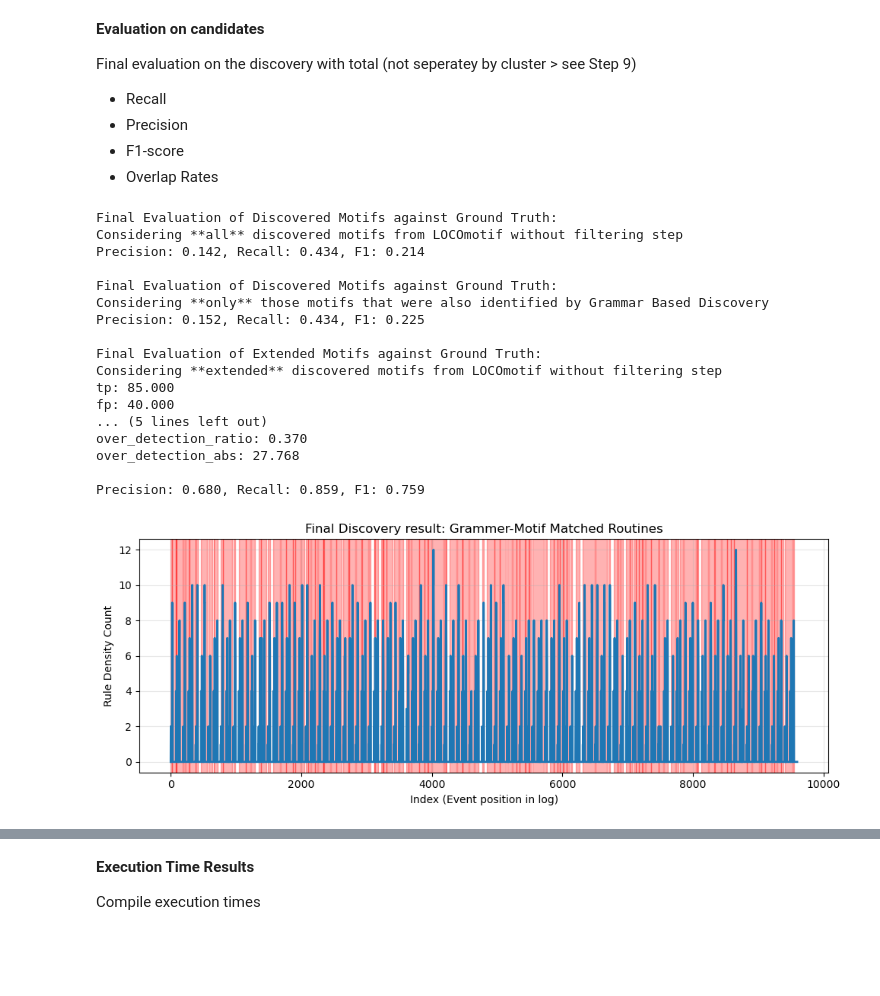
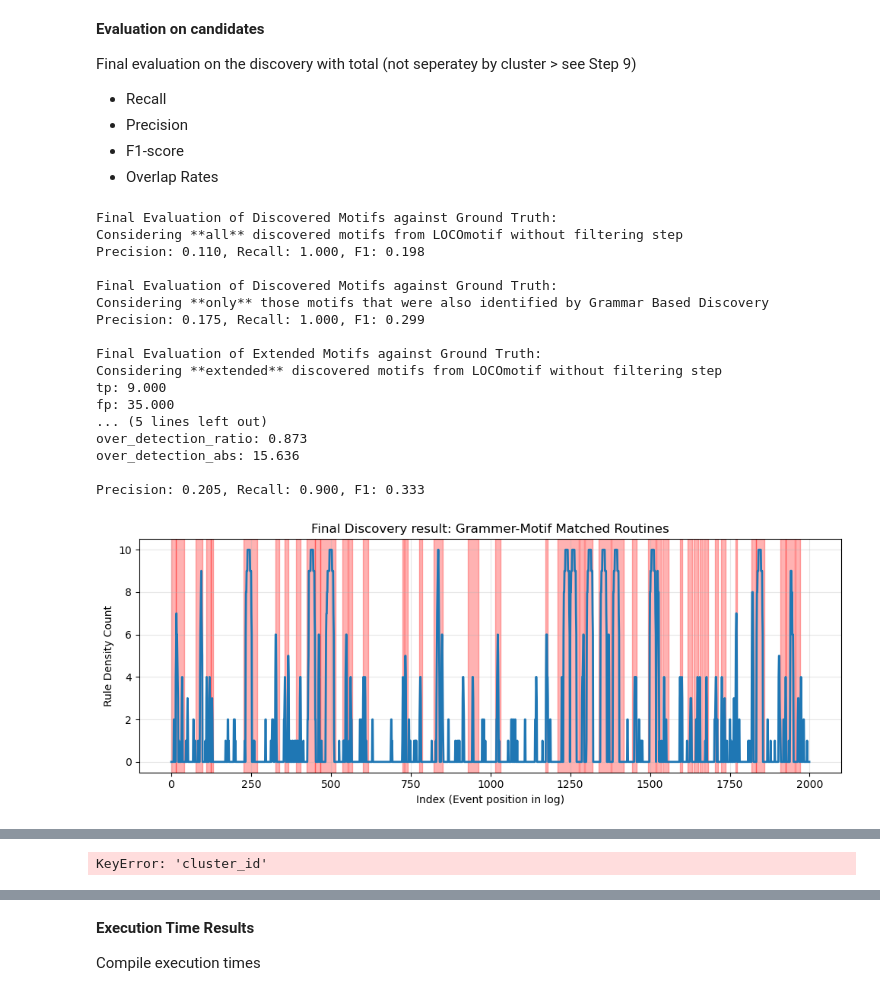
Before and after one commit to thohenadl/TSMDforUILogs, a Jupyter notebook: JupyterNotebooks/00_EX1.ipynb, the cells around one changed output, grey strips where cells are left out. Cells and saved outputs as stored; diff of their text form; code cells hidden in the pictures; blank space fills up the shorter version.

```diff
--- a/JupyterNotebooks/00_EX1.ipynb
+++ b/JupyterNotebooks/00_EX1.ipynb
@@ -54,7 +54,7 @@ The cells directly below are for configuration purpose. If you want to run your
 # >> 50 Motifs of varied length with intra motif noise
 # 202511_SR_RT_plus_extended.csv & 202511_SR_RT_plus_extended_ground_truth.csv
 # 202511_SR_RT_parallel_extended.csv & 202511_SR_RT_parallel_extended_ground_truth.csv
-isActionLogger = True
+isActionLogger = False
 leno_file_name = "202511_SR_RT_parallel_extended.csv"
 leno_gt_file_name = "202511_SR_RT_parallel_extended_ground_truth.csv"
 
@@ -141,8 +141,8 @@ log_name_smartRPA = "LenLog_1_20_1_15_25_1_37500.csv" # 1 Routine Type, 20 Intra
 log_name_smartRPA = "LenLog_1_20_1_10_5_1_5000.csv"
 
 # ---- Smart RPA New 2025 Validation Data for Var Length Motif Discovery ----
-isSmartRPA2025 = False
-log_name_smartRPA = "log_motifs5_occurances10_length20_percentage10_shuffle0.2.csv"
+isSmartRPA2025 = True
+log_name_smartRPA = "log_motifs1_occurances10_length20_percentage10_shuffle0.2.csv"
 
 # ---- Real World Test Recording Author ----
 isRealWorldTest = False
@@ -560,6 +560,7 @@ print(f"Precision: {precision:.3f}, Recall: {recall:.3f}, F1: {f1:.3f}")
 # Reduce extended motifs to only those that matched grammar cores & have length >= 5
 extended_grammar_motif_matches = extended_motifs[extended_motifs['grammar_match'] == True]
 extended_grammar_motif_matches = extended_grammar_motif_matches[extended_grammar_motif_matches["length"]>=5]
+motif_df_ext = extended_grammar_motif_matches.reset_index(drop=True)   # index = motif_id = 0..M-1
 
 print("\nFinal Evaluation of Extended Motifs against Ground Truth:")
 print("Considering **extended** discovered motifs from LOCOmotif without filtering step")
@@ -586,39 +587,39 @@ for g in extended_grammar_motif_matches["extended_range"].to_list():
     plt.axvspan(g[0], g[-1], color="red", alpha=0.3)
 plt.title("Final Discovery result: Grammer-Motif Matched Routines")
 plt.xlabel("Index (Event position in log)")
 plt.ylabel("Rule Density Count")
 plt.grid(True, alpha=0.3)
 plt.tight_layout()
 plt.show()
 
 # ---- Calculating the results per Cluster ----
-cluster_based_evaluation_df = grammar_util.join_discovery_with_ground_truth(final_discovery_result_core_extended, ground_truth, motif_df)
+cluster_based_evaluation_df = grammar_util.join_discovery_with_ground_truth(final_discovery_result_core_extended, ground_truth, motif_df_ext)
 if isSmartRPA2025:
     # For Smart RPA 2025, we have case IDs in the format "motif[n]_caseid" in the ground_truth, which is the motif id in the Leno logs
     cluster_based_evaluation_df["motif"] = cluster_based_evaluation_df["motif_number"]
 motif_res = grammar_util.motif_level_metrics(cluster_based_evaluation_df)
 motif_purity = grammar_util.purity_per_two_columns(cluster_based_evaluation_df, cluster_by_col="motif", purity_col_name="cluster_id")
 
 cluster_res = grammar_util.cluster_level_metrics(cluster_based_evaluation_df)
 cluster_purity = grammar_util.purity_per_two_columns(cluster_based_evaluation_df, cluster_by_col="cluster_id", purity_col_name="motif")
 
 motif_res
 # %% [output]
 Final Evaluation of Discovered Motifs against Ground Truth:
 Considering **all** discovered motifs from LOCOmotif without filtering step
-Precision: 0.142, Recall: 0.434, F1: 0.214
+Precision: 0.110, Recall: 1.000, F1: 0.198
 
 Final Evaluation of Discovered Motifs against Ground Truth:
 Considering **only** those motifs that were also identified by Grammar Based Discovery
-Precision: 0.152, Recall: 0.434, F1: 0.225
+Precision: 0.175, Recall: 1.000, F1: 0.299
 
 Final Evaluation of Extended Motifs against Ground Truth:
 Considering **extended** discovered motifs from LOCOmotif without filtering step
-tp: 85.000
-fp: 40.000
+tp: 9.000
+fp: 35.000
 ... (5 lines left out)
-over_detection_ratio: 0.370
-over_detection_abs: 27.768
+over_detection_ratio: 0.873
+over_detection_abs: 15.636
 
-Precision: 0.680, Recall: 0.859, F1: 0.759
+Precision: 0.205, Recall: 0.900, F1: 0.333
-[figure, old version]
+[figure, new version]
@@ -628,0 +626 @@ Precision: 0.680, Recall: 0.859, F1: 0.759
+KeyError: 'cluster_id'
```
Also changed, not shown: parts of 6 cells of this notebook, 4 other files.
